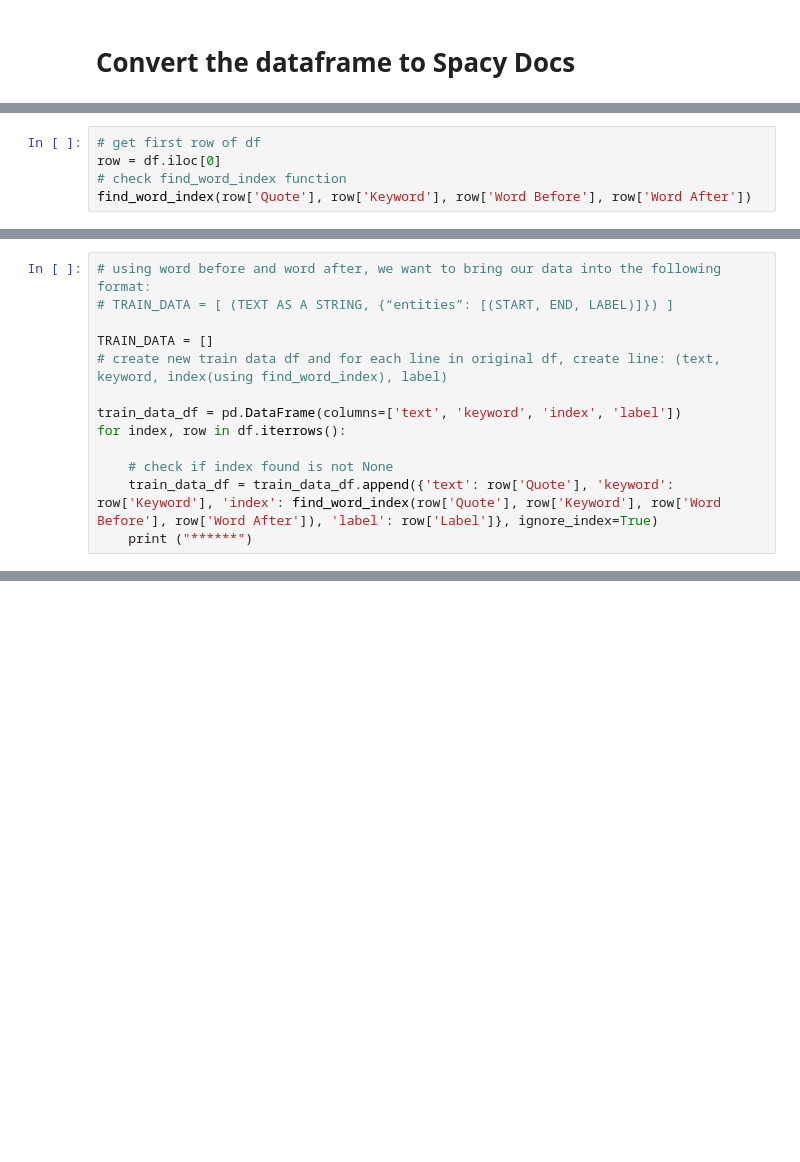
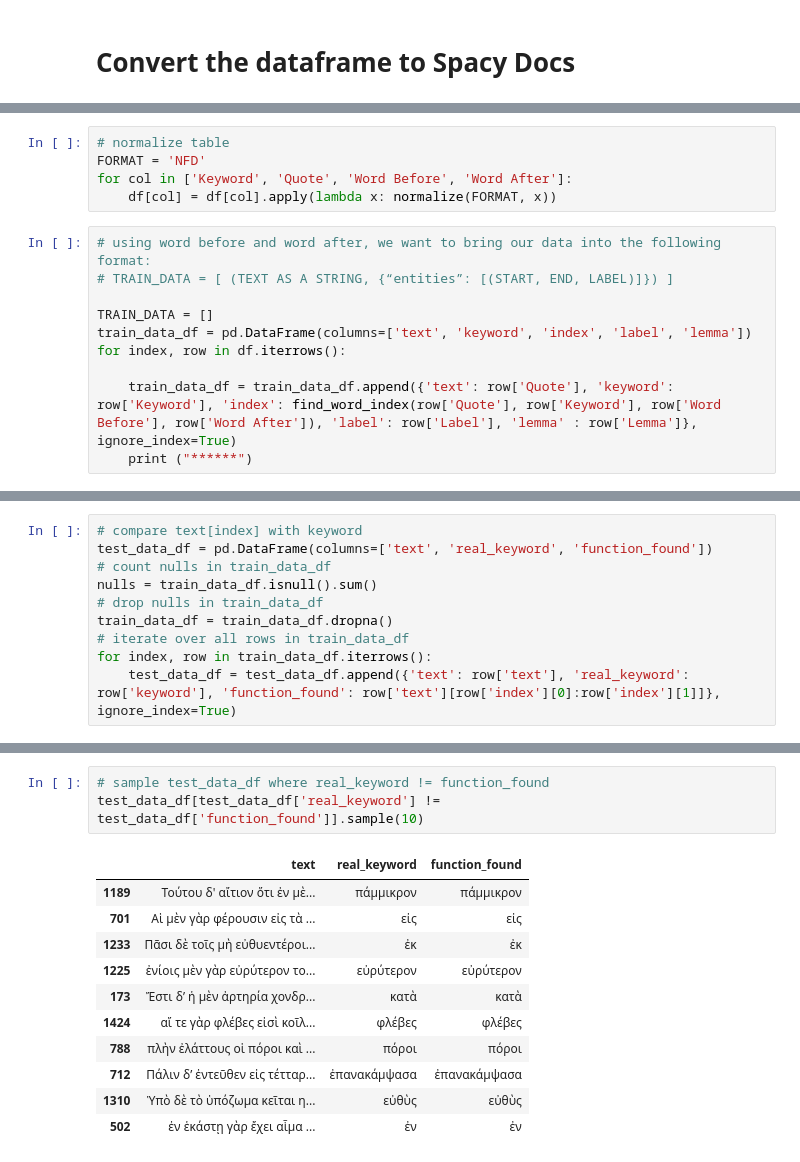
Before and after one commit to Atlogit/greCy_Atlomy, a Jupyter notebook: src/Greek_Lemmatizer_norm_dev.ipynb, the cells around one changed output, grey strips where cells are left out. Cells and saved outputs as stored; diff of their text form; blank space fills up the shorter version.

Commit message:
please check

```diff
--- a/src/Greek_Lemmatizer_norm_dev.ipynb
+++ b/src/Greek_Lemmatizer_norm_dev.ipynb
@@ -123,8 +114,3 @@ def find_word_index(sentence, word, word_before, word_after):
     except:
 
         return None
-# %%
-# get first row of df
-row = df.iloc[0]
-# check find_word_index function
-find_word_index(row['Quote'], row['Keyword'], row['Word Before'], row['Word After'])
@@ -140,15 +117,17 @@ match: (56, 62)
+# %%
+# normalize table
+FORMAT = 'NFD'
+for col in ['Keyword', 'Quote', 'Word Before', 'Word After']:
+    df[col] = df[col].apply(lambda x: normalize(FORMAT, x))
 # %%
 # using word before and word after, we want to bring our data into the following format:
 # TRAIN_DATA = [ (TEXT AS A STRING, {“entities”: [(START, END, LABEL)]}) ]
 
 TRAIN_DATA = []
-# create new train data df and for each line in original df, create line: (text, keyword, index(using find_word_index), label)
-
-train_data_df = pd.DataFrame(columns=['text', 'keyword', 'index', 'label'])
+train_data_df = pd.DataFrame(columns=['text', 'keyword', 'index', 'label', 'lemma'])
 for index, row in df.iterrows():
 
-    # check if index found is not None
-    train_data_df = train_data_df.append({'text': row['Quote'], 'keyword': row['Keyword'], 'index': find_word_index(row['Quote'], row['Keyword'], row['Word Before'], row['Word After']), 'label': row['Label']}, ignore_index=True)
+    train_data_df = train_data_df.append({'text': row['Quote'], 'keyword': row['Keyword'], 'index': find_word_index(row['Quote'], row['Keyword'], row['Word Before'], row['Word After']), 'label': row['Label'], 'lemma' : row['Lemma']}, ignore_index=True)
     print ("******")
 # %% [output]
 cut_word_before_blank: δὲπολυφυὲς
@@ -184,0 +150,10 @@ train_data_df.head(10)
+# %%
+# compare text[index] with keyword
+test_data_df = pd.DataFrame(columns=['text', 'real_keyword', 'function_found'])
+# count nulls in train_data_df
+nulls = train_data_df.isnull().sum()
+# drop nulls in train_data_df
+train_data_df = train_data_df.dropna()
+# iterate over all rows in train_data_df
+for index, row in train_data_df.iterrows():
+    test_data_df = test_data_df.append({'text': row['text'], 'real_keyword': row['keyword'], 'function_found': row['text'][row['index'][0]:row['index'][1]]}, ignore_index=True)
@@ -184,0 +174,15 @@ train_data_df.head(10)
+# %%
+# sample test_data_df where real_keyword != function_found
+test_data_df[test_data_df['real_keyword'] != test_data_df['function_found']].sample(10)
+# %% [output]
+|  | text | real_keyword | function_found |
+| 1189 | Τούτου δ' αἴτιον ὅτι ἐν μὲ... | πάμμικρον | πάμμικρον |
+| 701 | Αἱ μὲν γὰρ φέρουσιν εἰς τὰ ... | εἰς | εἰς |
+| 1233 | Πᾶσι δὲ τοῖς μὴ εὐθυεντέροι... | ἐκ | ἐκ |
+| 1225 | ἐνίοις μὲν γὰρ εὐρύτερον το... | εὐρύτερον | εὐρύτερον |
+| 173 | Ἔστι δ’ ἡ μὲν ἀρτηρία χονδρ... | κατὰ | κατὰ |
+| 1424 | αἵ τε γὰρ φλέβες εἰσὶ κοῖλ... | φλέβες | φλέβες |
+| 788 | πλὴν ἐλάττους οἱ πόροι καὶ ... | πόροι | πόροι |
+| 712 | Πάλιν δ’ ἐντεῦθεν εἰς τέτταρ... | ἐπανακάμψασα | ἐπανακάμψασα |
+| 1310 | Ὑπὸ δὲ τὸ ὑπόζωμα κεῖται η... | εὐθὺς | εὐθὺς |
+| 502 | ἐν ἑκάστῃ γὰρ ἔχει αἷμα ... | ἐν | ἐν |
```
Also changed, not shown: parts of 25 cells of this notebook.
